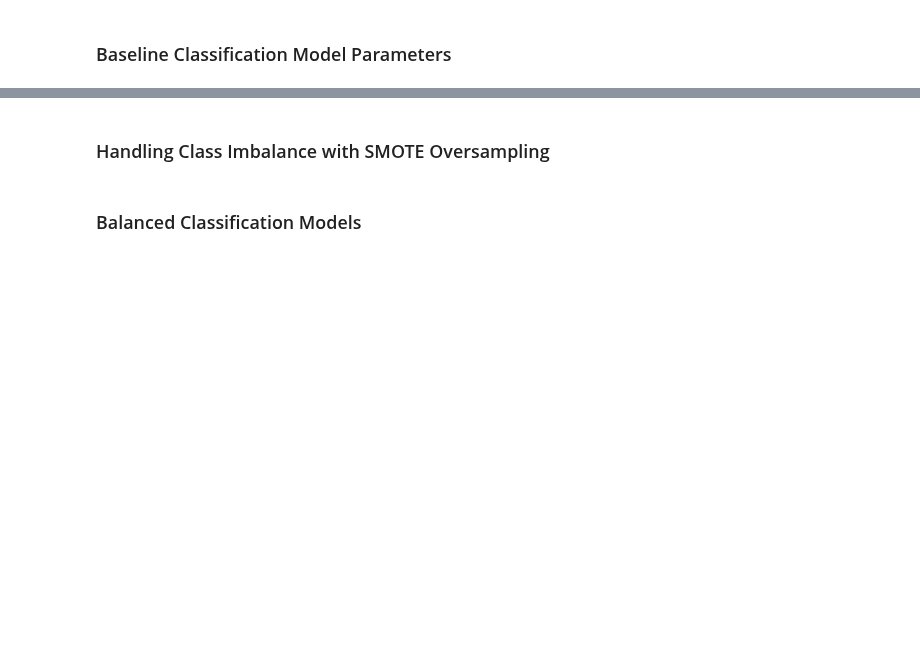
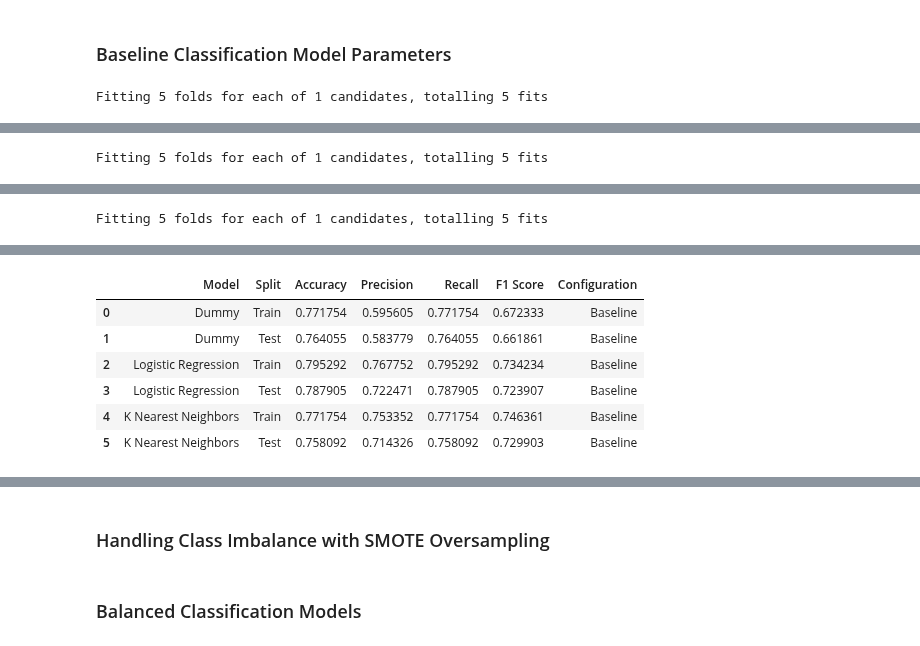
Before and after one commit to acdick/endangered_species_classification, a Jupyter notebook: Source/04_Classification_Modeling.ipynb, the cells around one changed output, grey strips where cells are left out. Saved outputs shown, nothing was run; the diff lists cells and outputs as text; code cells hidden in the pictures; blank space fills up the shorter version.

```diff
--- a/Source/04_Classification_Modeling.ipynb
+++ b/Source/04_Classification_Modeling.ipynb
@@ -70,0 +110,15 @@ Threatened:    0.07410562180579217
+# %%
+classifiers, metrics = clf.fit_predict_metrics(classifiers, X_train, X_test, y_train, y_test)
+
+baseline = pd.DataFrame(metrics, columns=['Model',
+                                          'Split',
+                                          'Accuracy',
+                                          'Precision',
+                                          'Recall',
+                                          'F1 Score'])
+
+baseline['Configuration'] = 'Baseline'
+models = baseline.copy()
+models
+# %% [output]
+Fitting 5 folds for each of 1 candidates, totalling 5 fits
@@ -70,0 +127 @@ Threatened:    0.07410562180579217
+Fitting 5 folds for each of 1 candidates, totalling 5 fits
@@ -70,0 +133 @@ Threatened:    0.07410562180579217
+Fitting 5 folds for each of 1 candidates, totalling 5 fits
@@ -70,0 +139,7 @@ Threatened:    0.07410562180579217
+|  | Model | Split | Accuracy | Precision | Recall | F1 Score | Configuration |
+| 0 | Dummy | Train | 0.771754 | 0.595605 | 0.771754 | 0.672333 | Baseline |
+| 1 | Dummy | Test | 0.764055 | 0.583779 | 0.764055 | 0.661861 | Baseline |
+| 2 | Logistic Regression | Train | 0.795292 | 0.767752 | 0.795292 | 0.734234 | Baseline |
+| 3 | Logistic Regression | Test | 0.787905 | 0.722471 | 0.787905 | 0.723907 | Baseline |
+| 4 | K Nearest Neighbors | Train | 0.771754 | 0.753352 | 0.771754 | 0.746361 | Baseline |
+| 5 | K Nearest Neighbors | Test | 0.758092 | 0.714326 | 0.758092 | 0.729903 | Baseline |
```
Also changed, not shown: parts of 8 cells of this notebook, 3 other files.
